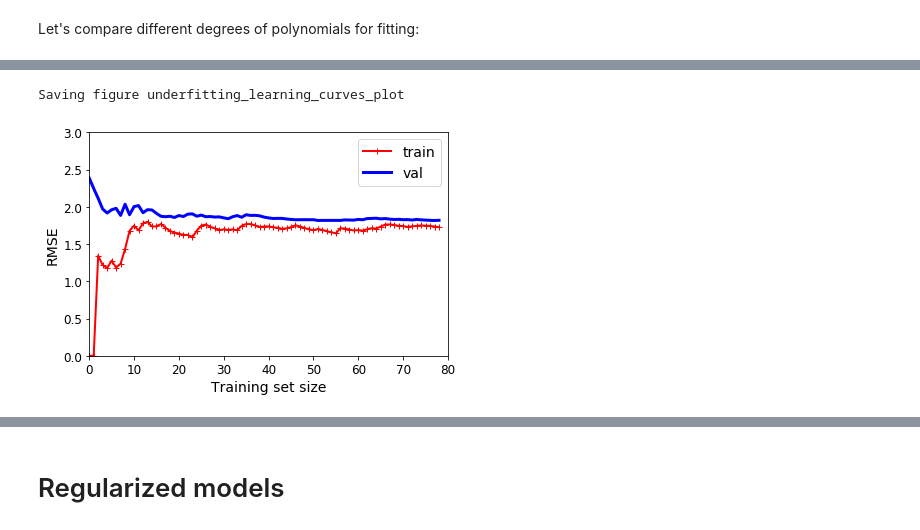
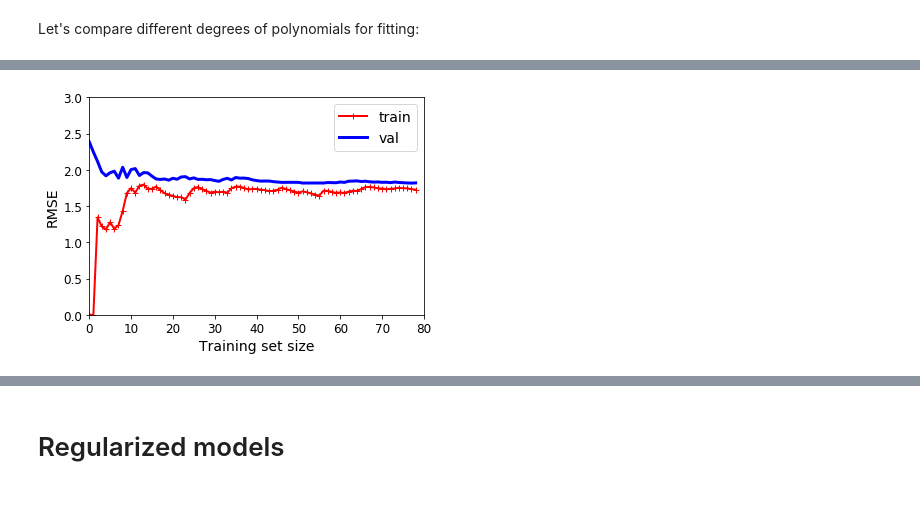
Before and after one commit to skc46/ML_class, a Jupyter notebook: 02_Training_linear_models.ipynb, the cells around one changed output, grey strips where cells are left out. Cells and saved outputs as stored; diff of their text form; code cells hidden in the pictures; blank space fills up the shorter version.

```diff
--- a/02_Training_linear_models.ipynb
+++ b/02_Training_linear_models.ipynb
@@ -386,9 +361,8 @@ def plot_learning_curves(model, X, y):
 # %%
+# Linear Regression
 lin_reg = LinearRegression()
 plot_learning_curves(lin_reg, X, y)
-plt.axis([0, 80, 0, 3])                         # not shown in the book
-save_fig("underfitting_learning_curves_plot")   # not shown
-plt.show()                                      # not shown
+plt.axis([0, 80, 0, 3])
+plt.show()
 # %% [output]
-Saving figure underfitting_learning_curves_plot
-[figure, old version]
+[figure, new version]
```
Also changed, not shown: parts of 30 cells of this notebook.
